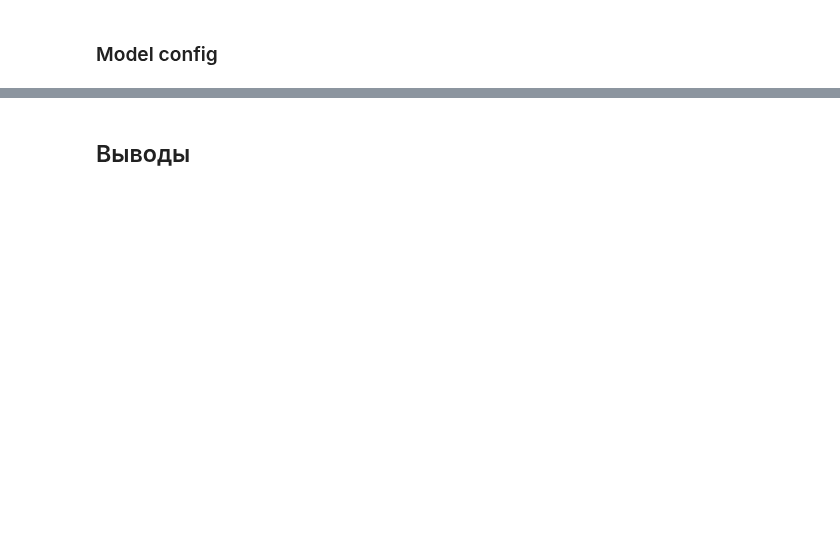
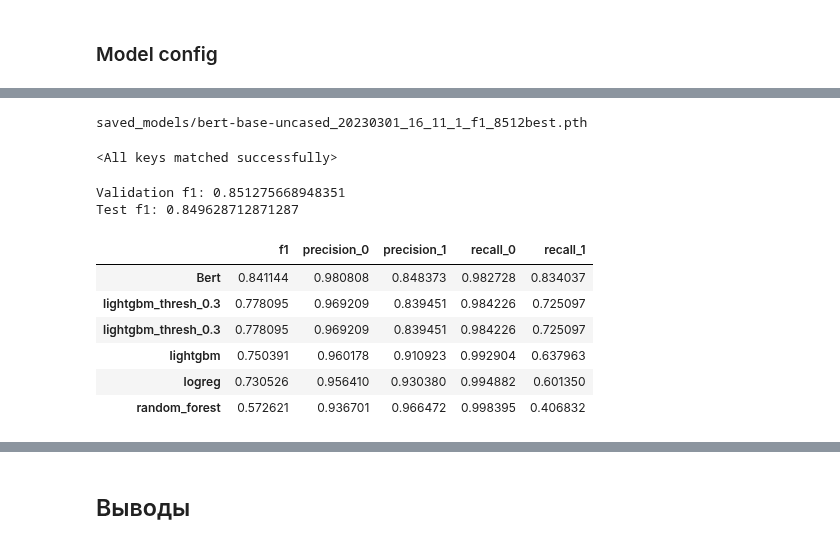
Before and after one commit to w00dwind/practicum, a Jupyter notebook: 13_NLP/project_NLP.ipynb, the cells around one changed output, grey strips where cells are left out. Drawn from its saved outputs; the diff is of its cells as text; code cells hidden in the pictures; blank space fills up the shorter version.

```diff
--- a/13_NLP/project_NLP.ipynb
+++ b/13_NLP/project_NLP.ipynb
@@ -394,21 +484,27 @@ test_dataloader = DataLoader(
 # %%
-model = BertForSequenceClassification.from_pretrained(
-    MODEL_NAME, # Use the 12-layer BERT model, with an uncased vocab.
-    num_labels = 2, # The number of output labels--2 for binary classification.
-)
+# model = BertForSequenceClassification.from_pretrained(
+#     MODEL_NAME, # Use the 12-layer BERT model, with an uncased vocab.
+#     num_labels = 2, # The number of output labels--2 for binary classification.
+# )
 
-model.to(DEVICE)
+# model.to(DEVICE)
+optimizer = torch.optim.AdamW(params=model.parameters(), lr=LEARNING_RATE)
+scheduler = StepLR(optimizer, step_size=3, gamma=0.5)
+
+
 print(f">>> Training on: {DEVICE}")
 
 
-train_loop(model, train_dataloader, validation_dataloader,
+train_dict = train_loop(model, train_dataloader, validation_dataloader,
            EPOCHS,
-           LEARNING_RATE,
+            optimizer,
+            scheduler,
            SAVE_PATH,
            device=DEVICE,
            use_wandb=USE_WANDB,
            proj_name=PROJECT_NAME,
-          run_name=RUN_NAME,
-           log_interval=LOG_INTERVAL
+           run_name=RUN_NAME,
+           log_interval=LOG_INTERVAL,
+           model_name=MODEL_NAME
           )
 # %% [output]
@@ -440,0 +516,15 @@ KeyboardInterrupt:
+# %%
+last_model = list(Path(SAVE_PATH).glob('*best.pth'))[-1]
+print(last_model)
+model.load_state_dict(torch.load(last_model))
+# %% [output]
+saved_models/bert-base-uncased_20230301_16_11_1_f1_8512best.pth
+<All keys matched successfully>
+# %%
+_, val_true, val_preds = eval_epoch(validation_dataloader, model, DEVICE)
+_, test_true, test_preds = eval_epoch(test_dataloader, model, DEVICE)
+print(f"Validation f1: {f1_score(val_true, val_preds)}")
+print(f"Test f1: {f1_score(test_true, test_preds)}")
+# %% [output]
+Validation f1: 0.851275668948351
+Test f1: 0.849628712871287
@@ -440,0 +537,11 @@ KeyboardInterrupt:
+# %%
+report_df = pd.concat([bert_report, report_df])
+report_df.sort_values(by='f1', ascending=False)
+# %% [output]
+|  | f1 | precision_0 | precision_1 | recall_0 | recall_1 |
+| Bert | 0.841144 | 0.980808 | 0.848373 | 0.982728 | 0.834037 |
+| lightgbm_thresh_0.3 | 0.778095 | 0.969209 | 0.839451 | 0.984226 | 0.725097 |
+| lightgbm_thresh_0.3 | 0.778095 | 0.969209 | 0.839451 | 0.984226 | 0.725097 |
+| lightgbm | 0.750391 | 0.960178 | 0.910923 | 0.992904 | 0.637963 |
+| logreg | 0.730526 | 0.956410 | 0.930380 | 0.994882 | 0.601350 |
+| random_forest | 0.572621 | 0.936701 | 0.966472 | 0.998395 | 0.406832 |
```
Also changed, not shown: parts of 28 cells of this notebook.
